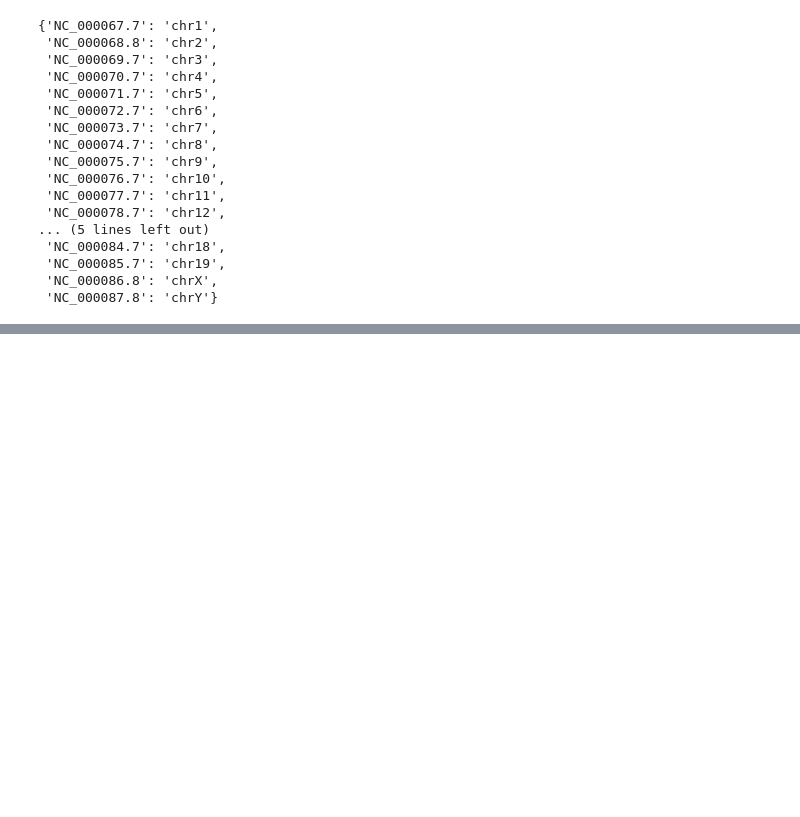
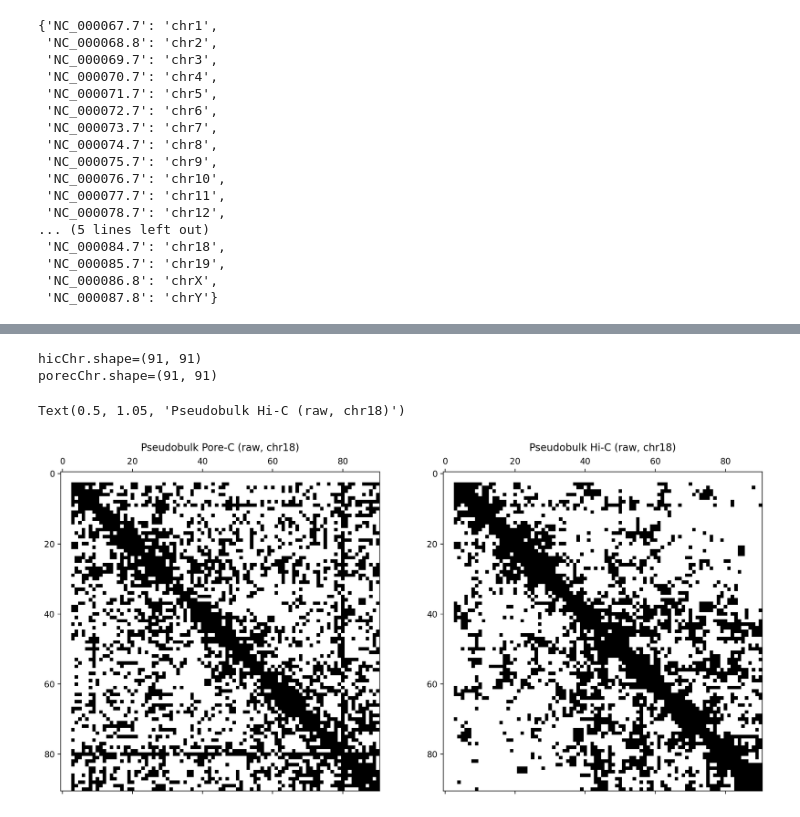
Before and after one commit to CooperStansbury/scPoreC-analysis, a Jupyter notebook: notebooks/oneMBCooler.ipynb, the cells around one changed output, grey strips where cells are left out. Saved outputs shown, nothing was run; the diff lists cells and outputs as text; code cells hidden in the pictures; blank space fills up the shorter version.

```diff
--- a/notebooks/oneMBCooler.ipynb
+++ b/notebooks/oneMBCooler.ipynb
@@ -147,0 +204,41 @@ porecChrom
+# %%
+# pseduobulk oberserved over expected
+
+def getIndices(chromInfo, reIndexed, chromosome, lookUpColumn):
+    """A function to get indices """
+    row = chromInfo.loc[chromInfo[lookUpColumn] == chromosome]
+
+    start = row['start'].values[0]
+    end = row['end'].values[0]
+    chromLength = end - start
+
+    newIndexStart = reIndexed.index(start)
+    subsetIndex = list(range(newIndexStart, newIndexStart+chromLength))
+    return subsetIndex
+
+
+chromosome = 'chr18'
+chrHicInd = getIndices(hicChromInfo, hicIndex, chromosome, 'region')
+chrPorecInd = getIndices(porecChromInfo, porecIndex, chromosome, 'chromName')
+
+hicChr = bulkH[chrHicInd, :][:, chrHicInd]
+porecChr = bulkP[chrPorecInd, :][:, chrPorecInd]
+
+print(f"{hicChr.shape=}")
+print(f"{porecChr.shape=}")
+
+
+plt.rcParams['figure.dpi'] = 200
+plt.rcParams['figure.figsize'] = 15, 15
+fig, (ax1, ax2) = plt.subplots(1, 2)
+
+ax1.matshow(porecChr, cmap='binary')
+ax1.set_title(f'Pseudobulk Pore-C (raw, {chromosome})')
+
+ax2.matshow(hicChr, cmap='binary')
+ax2.set_title(f'Pseudobulk Hi-C (raw, {chromosome})')
+# %% [output]
+hicChr.shape=(91, 91)
+porecChr.shape=(91, 91)
+Text(0.5, 1.05, 'Pseudobulk Hi-C (raw, chr18)')
+[figure, added]
```
Also changed, not shown: parts of 22 cells of this notebook, 3 other files.
